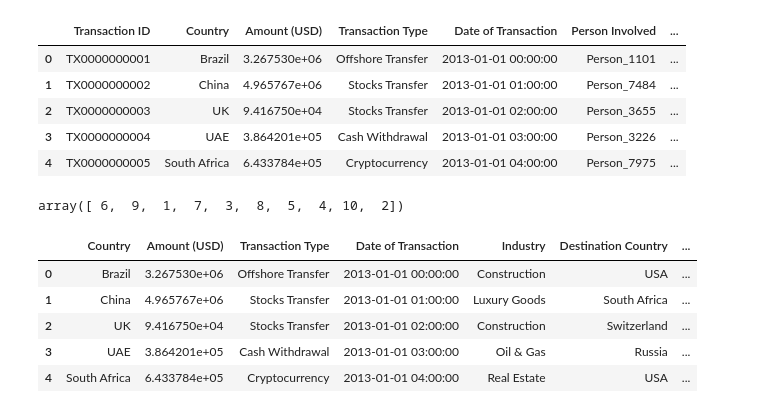
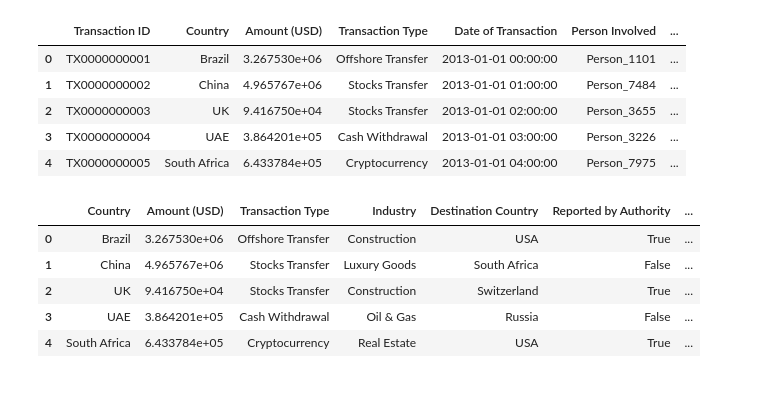
Before and after one commit to arlindgu/dsai-ai-training, a Jupyter notebook: notebook.ipynb, the cells around one changed output. Drawn from its saved outputs; the diff is of its cells as text; code cells hidden in the pictures.

```diff
--- a/notebook.ipynb
+++ b/notebook.ipynb
@@ -16,17 +16,13 @@ df.head()
 | 2 | TX0000000003 | UK | 9.416750e+04 | Stocks Transfer | 2013-01-01 02:00:00 | Person_3655 | ... |
 | 3 | TX0000000004 | UAE | 3.864201e+05 | Cash Withdrawal | 2013-01-01 03:00:00 | Person_3226 | ... |
 | 4 | TX0000000005 | South Africa | 6.433784e+05 | Cryptocurrency | 2013-01-01 04:00:00 | Person_7975 | ... |
-# %%
-df['Money Laundering Risk Score'].unique()
-# %% [output]
-array([ 6,  9,  1,  7,  3,  8,  5,  4, 10,  2])
 # %%
-df.drop(columns=['Person Involved', 'Financial Institution', "Transaction ID"], inplace=True)
+df.drop(columns=['Person Involved', 'Financial Institution', "Transaction ID", "Date of Transaction"], inplace=True)
 df.head()
 # %% [output]
-|  | Country | Amount (USD) | Transaction Type | Date of Transaction | Industry | Destination Country | ... |
-| 0 | Brazil | 3.267530e+06 | Offshore Transfer | 2013-01-01 00:00:00 | Construction | USA | ... |
-| 1 | China | 4.965767e+06 | Stocks Transfer | 2013-01-01 01:00:00 | Luxury Goods | South Africa | ... |
-| 2 | UK | 9.416750e+04 | Stocks Transfer | 2013-01-01 02:00:00 | Construction | Switzerland | ... |
-| 3 | UAE | 3.864201e+05 | Cash Withdrawal | 2013-01-01 03:00:00 | Oil & Gas | Russia | ... |
-| 4 | South Africa | 6.433784e+05 | Cryptocurrency | 2013-01-01 04:00:00 | Real Estate | USA | ... |
+|  | Country | Amount (USD) | Transaction Type | Industry | Destination Country | Reported by Authority | ... |
+| 0 | Brazil | 3.267530e+06 | Offshore Transfer | Construction | USA | True | ... |
+| 1 | China | 4.965767e+06 | Stocks Transfer | Luxury Goods | South Africa | False | ... |
+| 2 | UK | 9.416750e+04 | Stocks Transfer | Construction | Switzerland | True | ... |
+| 3 | UAE | 3.864201e+05 | Cash Withdrawal | Oil & Gas | Russia | False | ... |
+| 4 | South Africa | 6.433784e+05 | Cryptocurrency | Real Estate | USA | True | ... |
```
Also changed, not shown: parts of 14 cells of this notebook, 1 other file.
